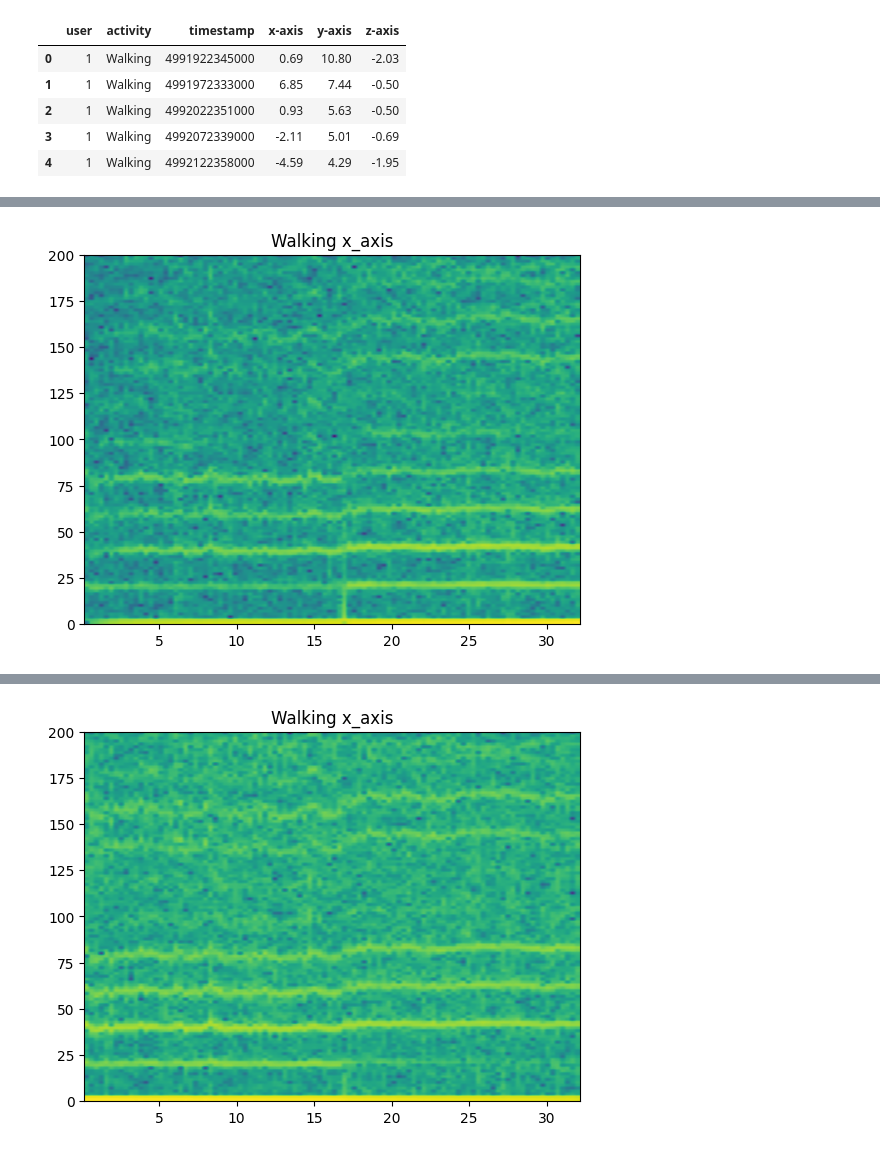
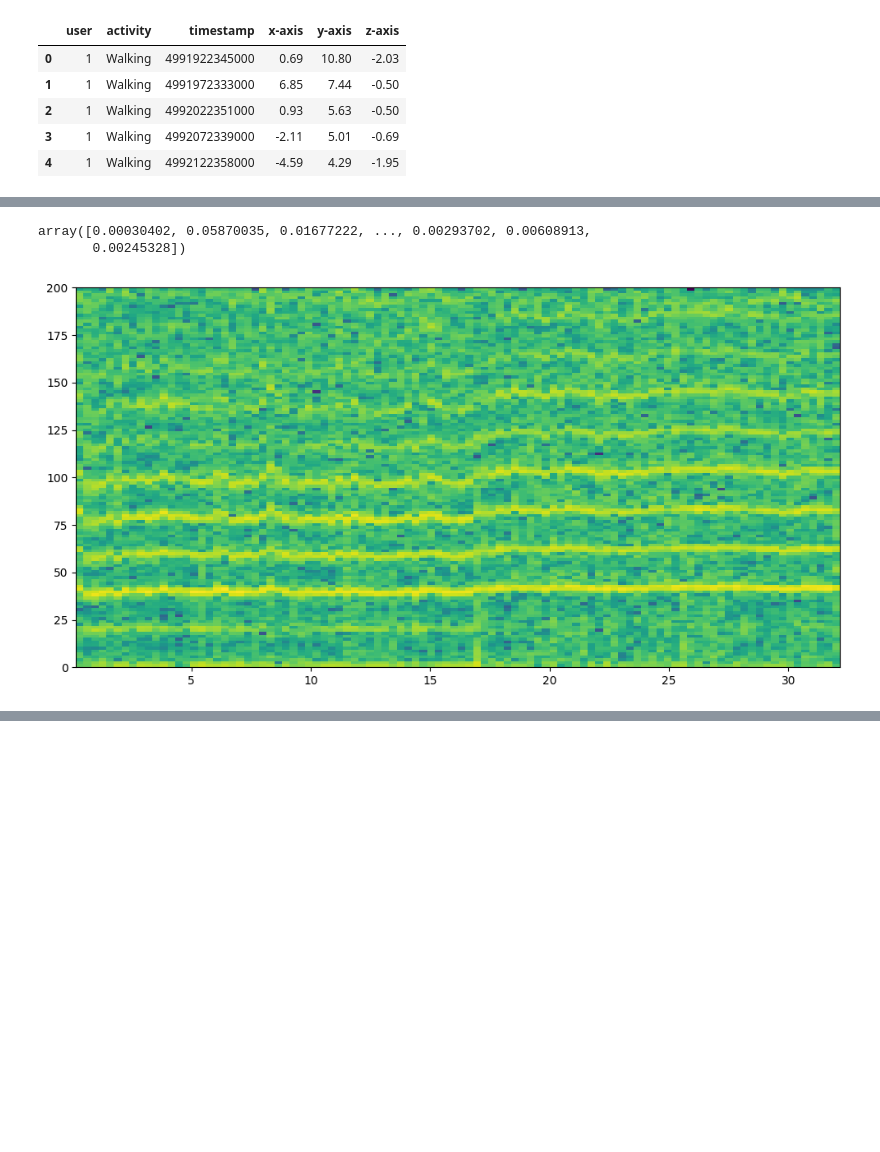
Before and after one commit to sarahtwystian/time-series, a Jupyter notebook: ACF_plot.ipynb, the cells around one changed output, grey strips where cells are left out. Drawn from its saved outputs; the diff is of its cells as text; code cells hidden in the pictures; blank space fills up the shorter version.

```diff
--- a/ACF_plot.ipynb
+++ b/ACF_plot.ipynb
@@ -22,49 +97,36 @@ data.head()
 # %%
-import numpy as np
-for i in ["Walking"]:
-    x=np.fft.fft(data[(data['user']==3)&(data['activity']==i)]['x-axis'])#the pattern of small subset of data seems clear
-    y=np.fft.fft(data[(data['user']==3)&(data['activity']==i)]['y-axis'])
-    z=np.fft.fft(data[(data['user']==3)&(data['activity']==i)]['z-axis'])
-    # x=np.array([convert_float(ele) for ele in x])
+# print(x_plt.flatten(order='F').shape)
+# print(x_plt,x_plt.shape)
 
+tmp=data.groupby('activity')['user'].unique()
+for i in tmp.keys():
+    for person in tmp[i]:
+        X=data[(data['user']==person)&(data['activity']==i)]['x-axis']
+        print('data'+i, X.shape)
+        x_plt=plt.specgram(X,Fs=400)[0]
+        print('x_plt ',x_plt)
+        # print('specgram for person '+ str(p) ,x_plt,x_plt.shape)
+        # # print('first row',x_plt[0])
+        # print('freq:',plt.specgram(X,Fs=400)[1],plt.specgram(X,Fs=400)[1].shape)
+        # print('t:',plt.specgram(X,Fs=400)[2],plt.specgram(X,Fs=400)[2].shape)
+        # plt.title('specgram for person '+ str(p) +i+" x_axis")
+        # plt.show()
 
-    X=data[(data['user']==3)&(data['activity']==i)]['x-axis']
-    print('data', X.shape)
-    x_plt=plt.specgram(X,Fs=400)[0]
-    print('specgram',x_plt,x_plt.shape)
-    print('first row',x_plt[0])
-    print('freq:',plt.specgram(X,Fs=400)[1],plt.specgram(X,Fs=400)[1].shape)
-    print('t:',plt.specgram(X,Fs=400)[2],plt.specgram(X,Fs=400)[2].shape)
-    plt.title(i+" x_axis")
-    plt.show()
+        # # X=data[(data['user']==3)&(data['activity']==i)]['x-axis']
+        # # print('data', X.shape)
+        # # x_plt=plt.specgram(X,Fs=400)[0]
 
-    X=data[(data['user']==3)&(data['activity']==i)]['y-axis']
-    print('data', X.shape)
-    x_plt=plt.specgram(X,Fs=400)[0]
-
-    print('specgram',x_plt,x_plt.shape)
-    print('first row',x_plt[0])
-    print('freq:',plt.specgram(X,Fs=400)[1],plt.specgram(X,Fs=400)[1].shape)
-    print('t:',plt.specgram(X,Fs=400)[2],plt.specgram(X,Fs=400)[2].shape)
-    plt.title(i+" x_axis")
-    plt.show()
-    # y=np.array([convert_float(ele) for ele in y])
-    # y_plt=plt.specgram(data[(data['user']==3)&(data['activity']==i)]['y-axis'])
-    # plt.title(i+" y_axis")
-    # plt.show()
-    # z=np.array([convert_float(ele) for ele in z])
-    # z_plt=plt.specgram(data[(data['user']==3)&(data['activity']==i)]['z-axis'])
-    # plt.title(i+" =z_axis")
-    # plt.show()
-plt.plot(x_plt[3])
-#!pip3 install statsmodels
-import statsmodels
-from statsmodels.tsa.stattools import acf, ccf, pacf
-from statsmodels.graphics.tsaplots import plot_acf, plot_pacf
-#print(x_plt[:,0])
-X=data[(data['user']==3)&(data['activity']=='Walking')]['y-axis'][:1000]
-print('data', X.shape)
-x_plt=plt.specgram(X,Fs=400)[0]
-for i in range(16):
-    plot_acf(x=x_plt[i], lags=5, title=f'first_1000 data points_{i}')
+        Y=data[(data['user']==person)&(data['activity']==i)]['y-axis']
+        y_plt=plt.specgram(Y,Fs=400)[0]
+        print('y_plt',y_plt)
+        # plt.title('specgram for person '+ str(p) + i + " y_axis")
+        # plt.show()
+        Z=data[(data['user']==person)&(data['activity']==i)]['z-axis']
+        z_plt=plt.specgram(Z,Fs=400)[0]
+        # plt.title('specgram for person '+ str(p) + i+" z_axis")
+        # plt.show()
+        print('z_plt',z_plt)
+        xyz=np.concatenate((x_plt,y_plt,z_plt),axis=0)
+        print(xyz.flatten(order='F').shape)
+        xyz.flatten(order='F')
 # %% [output]
@@ -88 +150,3 @@ specgram [[3.04018678e-04 1.66874067e-01 2.93002994e-01 ... 2.32948365e+01
+array([0.00030402, 0.05870035, 0.01677222, ..., 0.00293702, 0.00608913,
+       0.00245328])
-[figure, old version]
+[figure, new version]
@@ -106 +152,0 @@ specgram [[3.67439834e+01 3.79576314e+01 3.83599609e+01 ... 1.63837859e+01
-[figure, removed]
```
Also changed, not shown: parts of 12 cells of this notebook.
